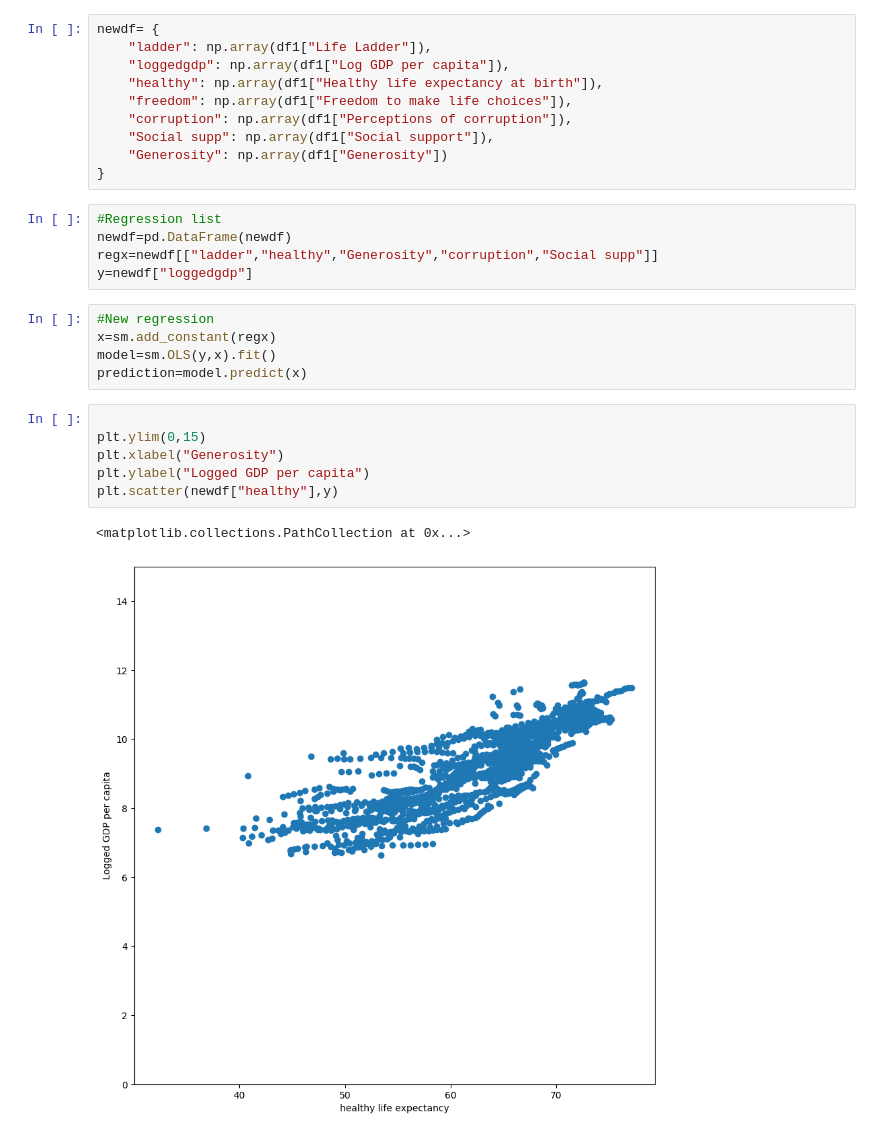
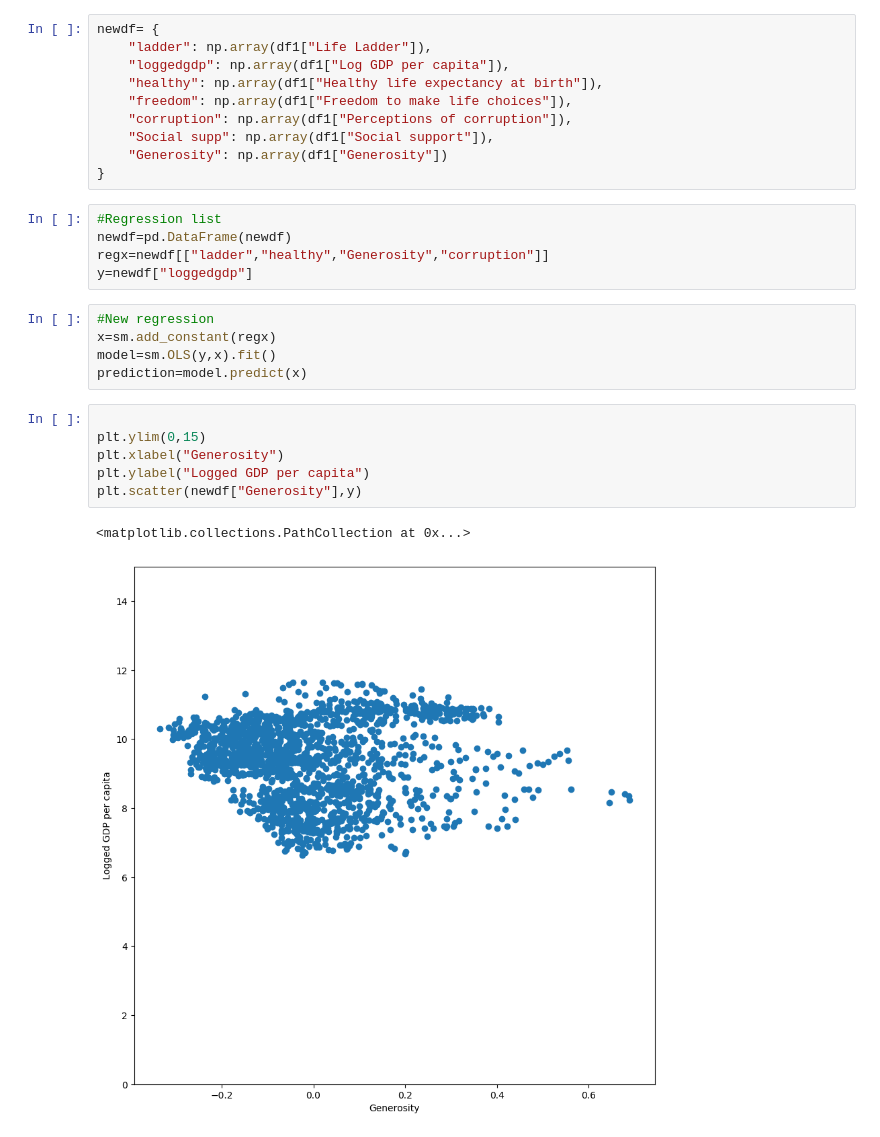
Before and after one commit to CoffeeBeans007/Econ0metrics4, a Jupyter notebook: assignment4/regression.ipynb, the cells around one changed output. Cells and saved outputs as stored; diff of their text form.

```diff
--- a/assignment4/regression.ipynb
+++ b/assignment4/regression.ipynb
@@ -38,7 +38,7 @@ newdf= {
 # %%
 #Regression list
 newdf=pd.DataFrame(newdf)
-regx=newdf[["ladder","healthy","Generosity","corruption","Social supp"]]
+regx=newdf[["ladder","healthy","Generosity","corruption"]]
 y=newdf["loggedgdp"]
 # %%
 #New regression
@@ -48,9 +48,9 @@ prediction=model.predict(x)
 # %%
 
 plt.ylim(0,15)
 plt.xlabel("Generosity")
 plt.ylabel("Logged GDP per capita")
-plt.scatter(newdf["healthy"],y)
+plt.scatter(newdf["Generosity"],y)
 # %% [output]
 <matplotlib.collections.PathCollection at 0x...>
-[figure, old version]
+[figure, new version]
```
